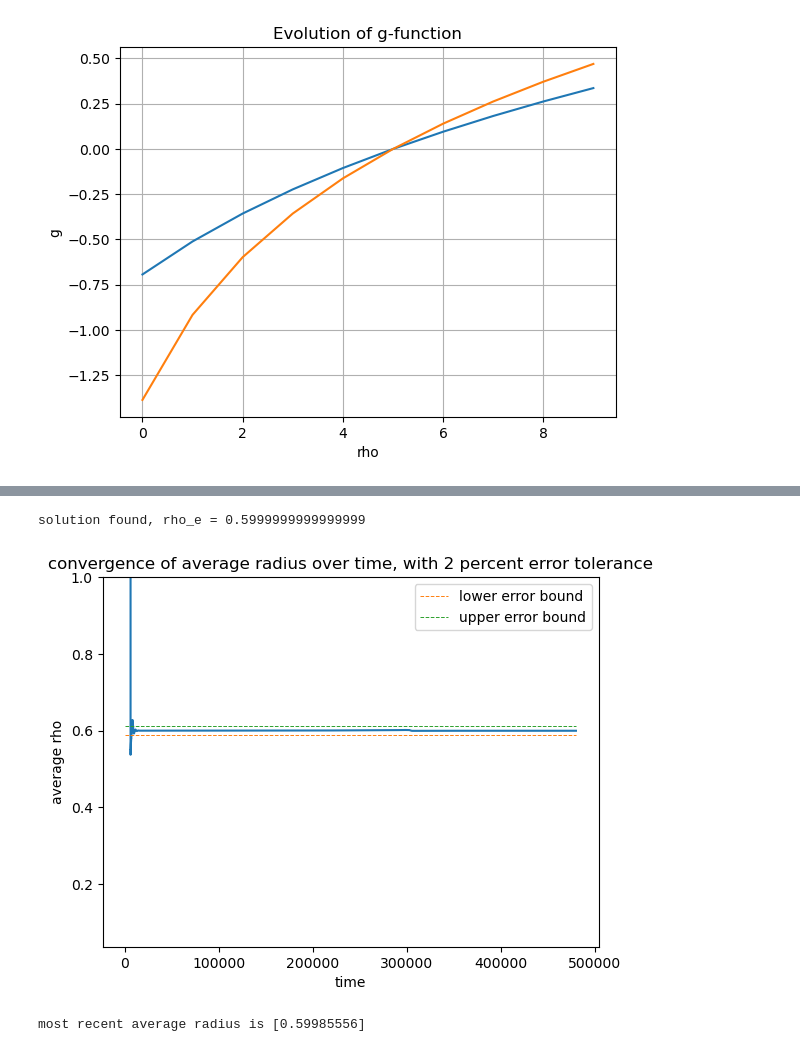
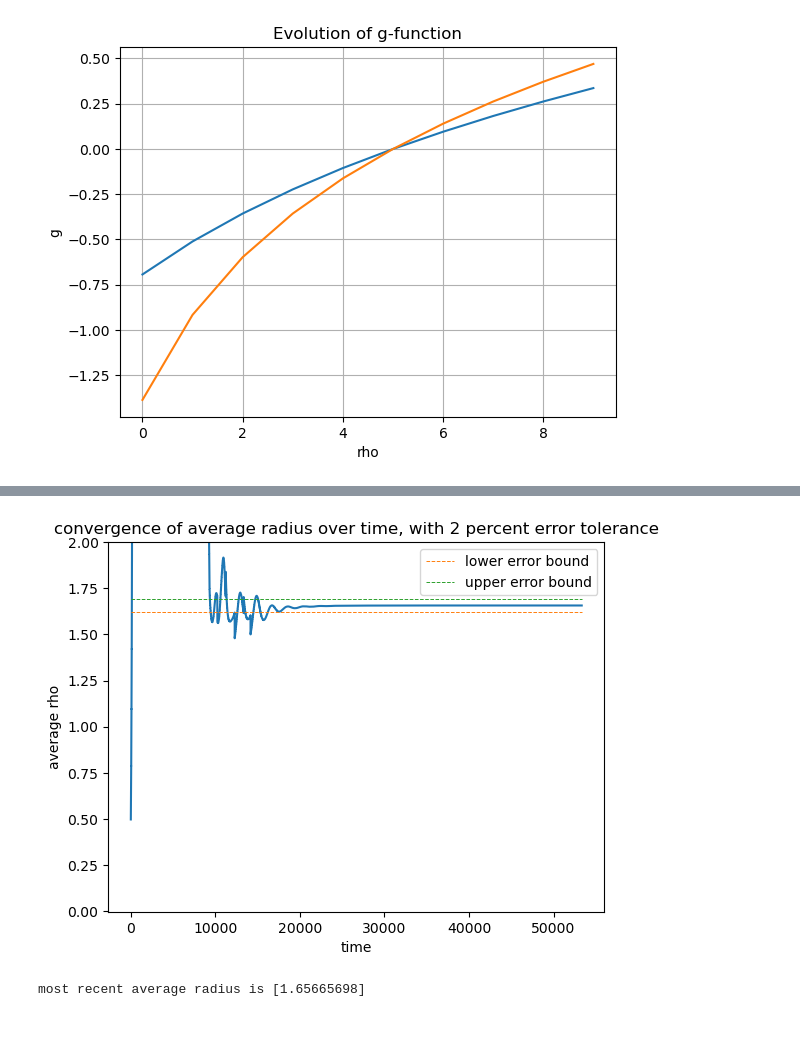
Before and after one commit to kiredoo/crazyflie-basics, a Jupyter notebook: isaac_ws/cyclic.ipynb, the cells around one changed output, grey strips where cells are left out. Saved outputs shown, nothing was run; the diff lists cells and outputs as text; code cells hidden in the pictures.

```diff
--- a/isaac_ws/cyclic.ipynb
+++ b/isaac_ws/cyclic.ipynb
@@ -365,15 +529,25 @@ def u_t_j(pij,cv,d0):
 #                5,0,np.pi/2,
 #                5,5,np.pi,
 #                0,5,3*np.pi/2])
-offset = 1
+offset = 20
 # x0 = np.array([0/10-offset,0/10-offset,0,
 #                5/10-offset,0/10-offset,np.pi/2,
 #                5/10-offset,5/10-offset,np.pi,
 #                0/10-offset,5/10-offset,3*np.pi/2])
+# x0_4agent = np.array([0/1-offset,0/1-offset,0,
+#                5/1-offset,0/1-offset,np.pi/2,
+#                5/1-offset,5/1-offset,np.pi,
+#                0/1-offset,5/1-offset,3*np.pi/2])
+x0_5agent = np.array([0/1-offset,0/1-offset,0,
+               5/1-offset,0/1-offset,0+np.pi/2,
+               5/1-offset,5/1-offset,0+np.pi,
+               0/1-offset,5/1-offset,0+(3/2)*np.pi,
+               10,0,0])
 x0_4agent = np.array([0/1-offset,0/1-offset,0,
-               5/1-offset,0/1-offset,np.pi/2,
-               5/1-offset,5/1-offset,np.pi,
-               0/1-offset,5/1-offset,3*np.pi/2])
+               5/1-offset,0/1-offset,0,
+               5/1-offset,5/1-offset,0,
+               0/1-offset,5/1-offset,0])
+
 
 x0_3agent = np.array([0/1-offset,0/1-offset,0,
                5/1-offset,0/1-offset,np.pi/2,
@@ -398,10 +572,10 @@ x = x0_2agent
 """
 
 # 3 agents
-#"""
+"""
 traj = [x0_3agent]
 x = x0_3agent
-#"""
+"""
 
 # 4 agents
 """
@@ -409,10 +583,16 @@ traj = [x0_4agent]
 x = x0_4agent
 """
 
+# 5 agents
+#"""
+traj = [x0_3agent]
+x = x0_3agent
+#"""
+
 t = 0
-T = 6000
-global counter
-counter = 0
+T = 2000
+# global counter
+# counter = 0
 
 for i in tqdm(range(int(T/dt) )):
     dx = rk4_step(f_unicycle,x,t,dt,n)
@@ -420,4 +600,4 @@ for i in tqdm(range(int(T/dt) )):
     x = adjust_angle(x,n)
     t = t + dt
     traj.append(x)
-    counter += counter + 1
+    # counter += counter + 1
@@ -542,53 +760,35 @@ plt.show()
 "\ndisplay_horizon = 5000\nplt.plot(np.array(traj)[0:-display_horizon,0],np.array(traj)[0:-display_horizon,1],':',alpha = 0.4)\nplt.plot(np.array(traj)[0:-display_horizon,3],np.array(traj)[0:-display_ ...
-# %%
-#rho_e solver using root finding methods
-def f(rho_e):
-    return (v/rho_e) - k * g_function2(rho_e, c, rho_o) * (np.pi/2)
-
-rho_guess = 1.0
-rho_min = 0.1
-rho_max = 200
-
-solution = root_scalar(f, bracket=[rho_min, rho_max], method = 'brentq')
-rho_e = solution.root
-if solution.converged:
-    root = solution.root
-    print(f'solution found, rho_e = {root}')
-else:
-    print('no solution')
-# %% [output]
-solution found, rho_e = 0.5999999999999999
 # %%
 #plots average rotational radius
 tol = 0.02
 bound = [rho_e + rho_e * tol, rho_e - rho_e * tol]
 
 theta_dot_save = np.array(theta_dot_save)
 rho = abs(v / theta_dot_save)
 avg_rho = np.empty([rho.shape[0], 1])
 time = np.arange(0,T,dt)
 
 for i in range(rho.shape[0]):
     avg_rho[i] = np.average(rho[i,:])
 plt.plot(avg_rho)
 plt.plot([0, len(avg_rho)],[bound[1],bound[1]], linestyle = '--', linewidth = 0.7, label = 'lower error bound')
 plt.plot([0, len(avg_rho)],[bound[0],bound[0]], linestyle = '--', linewidth = 0.7, label = 'upper error bound')
 ax = plt.gca()
-ax.set_ylim([min(avg_rho)-0.5, 1])
+ax.set_ylim([min(avg_rho)-0.5, 2])
 
 #Error_percent = abs(avg_rho-solution.root) / solution.root * 100
 
 
 
 plt.xlabel('time')
 plt.ylabel('average rho')
 ax.legend()
 ax.set_title('convergence of average radius over time, with 2 percent error tolerance')
 plt.show()
 print(f"most recent average radius is {avg_rho[-1]}")
 # %% [output]
-[figure, old version]
+[figure, new version]
-most recent average radius is [0.59985556]
+most recent average radius is [1.65665698]
 # %%
 #plots average gamma vs time
 bound_gamma = [np.pi/2 + np.pi/2 * tol, np.pi/2 - np.pi/2 * tol]
```
Also changed, not shown: parts of 15 cells of this notebook.
